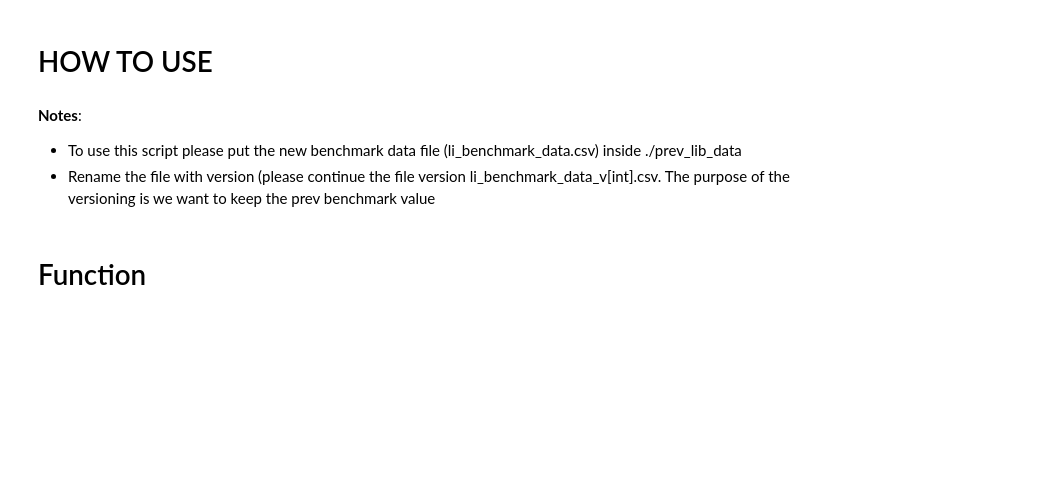
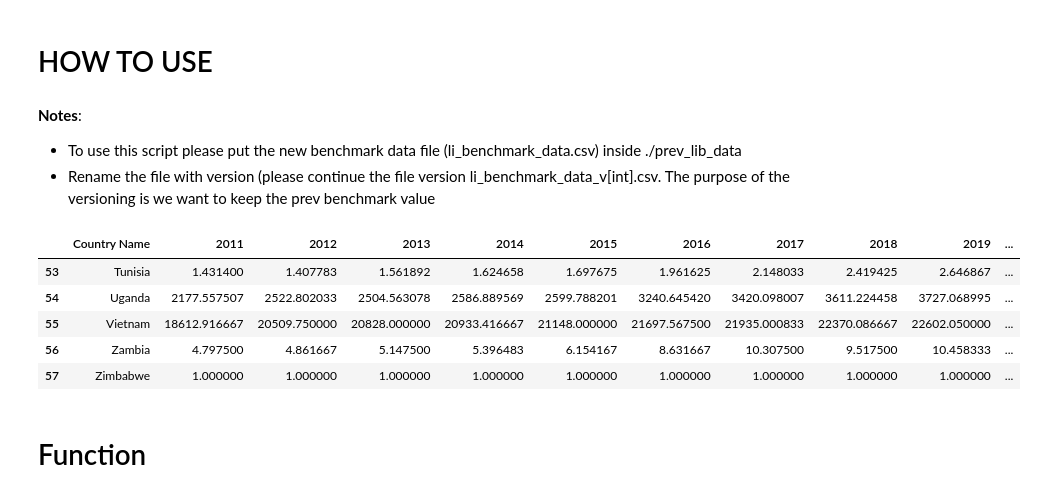
Before and after one commit to akvo/IDH-IDC, a Jupyter notebook: backend/source/transformer/benchmark_v6_with_conversion_rates/living_income_benchmark_v6.ipynb, the cells around one changed output. Cells and saved outputs as stored; diff of their text form; code cells hidden in the pictures; blank space fills up the shorter version.

Commit message:
[#571] Update benchmark data

```diff
--- a/backend/source/transformer/benchmark_v6_with_conversion_rates/living_income_benchmark_v6.ipynb
+++ b/backend/source/transformer/benchmark_v6_with_conversion_rates/living_income_benchmark_v6.ipynb
@@ -11,6 +11,17 @@ import re
 import json
 import glob
 import re
+# %%
+lcu_conversion_data = pd.read_csv('./lcu_conversion_data.csv')
+# %%
+lcu_conversion_data.tail()
+# %% [output]
+|  | Country Name | 2011 | 2012 | 2013 | 2014 | 2015 | 2016 | 2017 | 2018 | 2019 | ... |
+| 53 | Tunisia | 1.431400 | 1.407783 | 1.561892 | 1.624658 | 1.697675 | 1.961625 | 2.148033 | 2.419425 | 2.646867 | ... |
+| 54 | Uganda | 2177.557507 | 2522.802033 | 2504.563078 | 2586.889569 | 2599.788201 | 3240.645420 | 3420.098007 | 3611.224458 | 3727.068995 | ... |
+| 55 | Vietnam | 18612.916667 | 20509.750000 | 20828.000000 | 20933.416667 | 21148.000000 | 21697.567500 | 21935.000833 | 22370.086667 | 22602.050000 | ... |
+| 56 | Zambia | 4.797500 | 4.861667 | 5.147500 | 5.396483 | 6.154167 | 8.631667 | 10.307500 | 9.517500 | 10.458333 | ... |
+| 57 | Zimbabwe | 1.000000 | 1.000000 | 1.000000 | 1.000000 | 1.000000 | 1.000000 | 1.000000 | 1.000000 | 1.000000 | ... |
 # %% [markdown]
 # Function
 # %%
```
Also changed, not shown: parts of 30 cells of this notebook, 13 other files.
